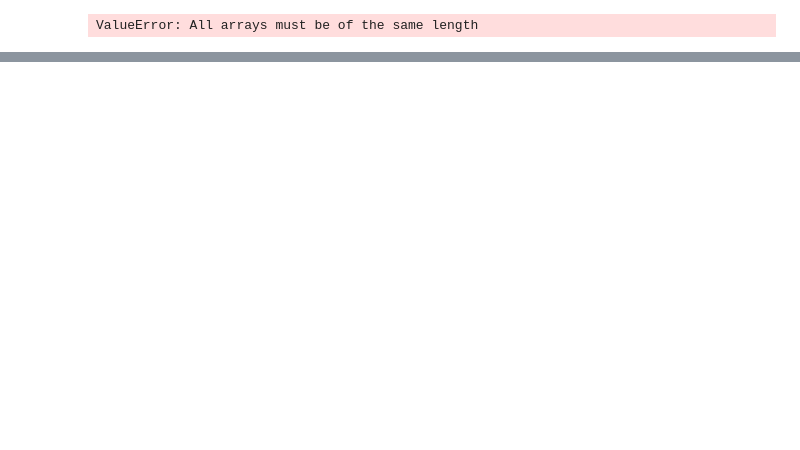
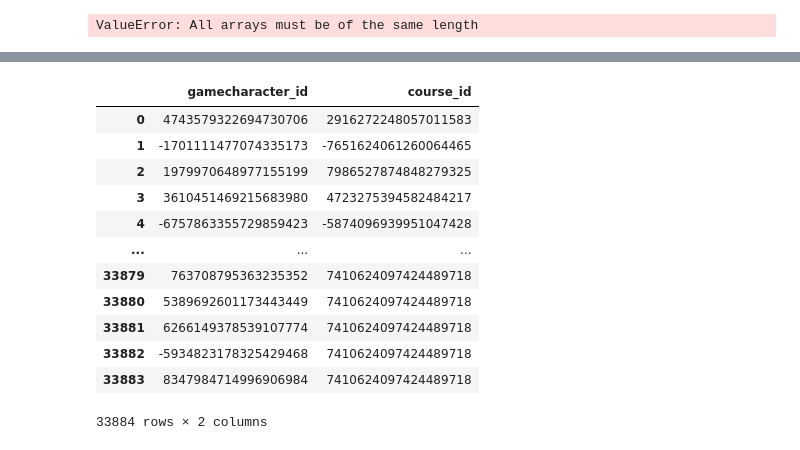
Before and after one commit to marsneko/PaGamO, a Jupyter notebook: analyze/preprocess.ipynb, the cells around one changed output, grey strips where cells are left out. Saved outputs shown, nothing was run; the diff lists cells and outputs as text; code cells hidden in the pictures; blank space fills up the shorter version.

```diff
--- a/analyze/preprocess.ipynb
+++ b/analyze/preprocess.ipynb
@@ -415,3 +416,6 @@ draw_df = pd.DataFrame({
 sns.lineplot(data = draw_df, x = 'step', y = 'n')
 # %% [output]
 ValueError: All arrays must be of the same length
+# %%
+conn = duckdb.connect("data/raw/target_gc_course_2025-06-03.parquet")
+conn.sql("show tables ")
@@ -417,0 +430,18 @@ ValueError: All arrays must be of the same length
+# %%
+df = conn.sql('select * from "target_gc_course_2025-06-03"').df()
+# %%
+df
+# %% [output]
+|  | gamecharacter_id | course_id |
+| 0 | 4743579322694730706 | 2916272248057011583 |
+| 1 | -1701111477074335173 | -7651624061260064465 |
+| 2 | 1979970648977155199 | 7986527874848279325 |
+| 3 | 3610451469215683980 | 4723275394582484217 |
+| 4 | -6757863355729859423 | -5874096939951047428 |
+| ... | ... | ... |
+| 33879 | 763708795363235352 | 7410624097424489718 |
+| 33880 | 5389692601173443449 | 7410624097424489718 |
+| 33881 | 6266149378539107774 | 7410624097424489718 |
+| 33882 | -5934823178325429468 | 7410624097424489718 |
+| 33883 | 8347984714996906984 | 7410624097424489718 |
+33884 rows × 2 columns
```
Also changed, not shown: parts of 11 cells of this notebook, 5 other files.
